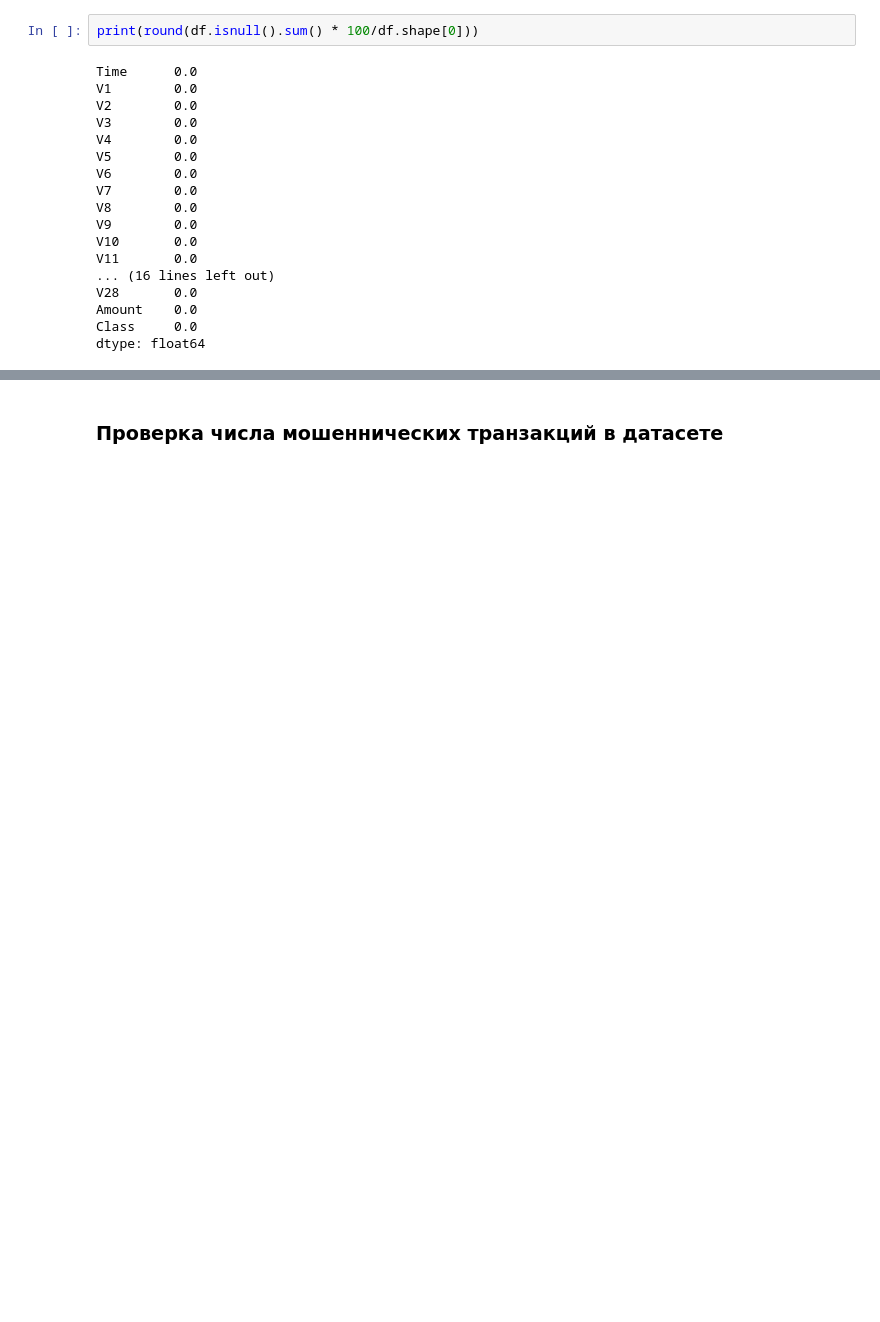
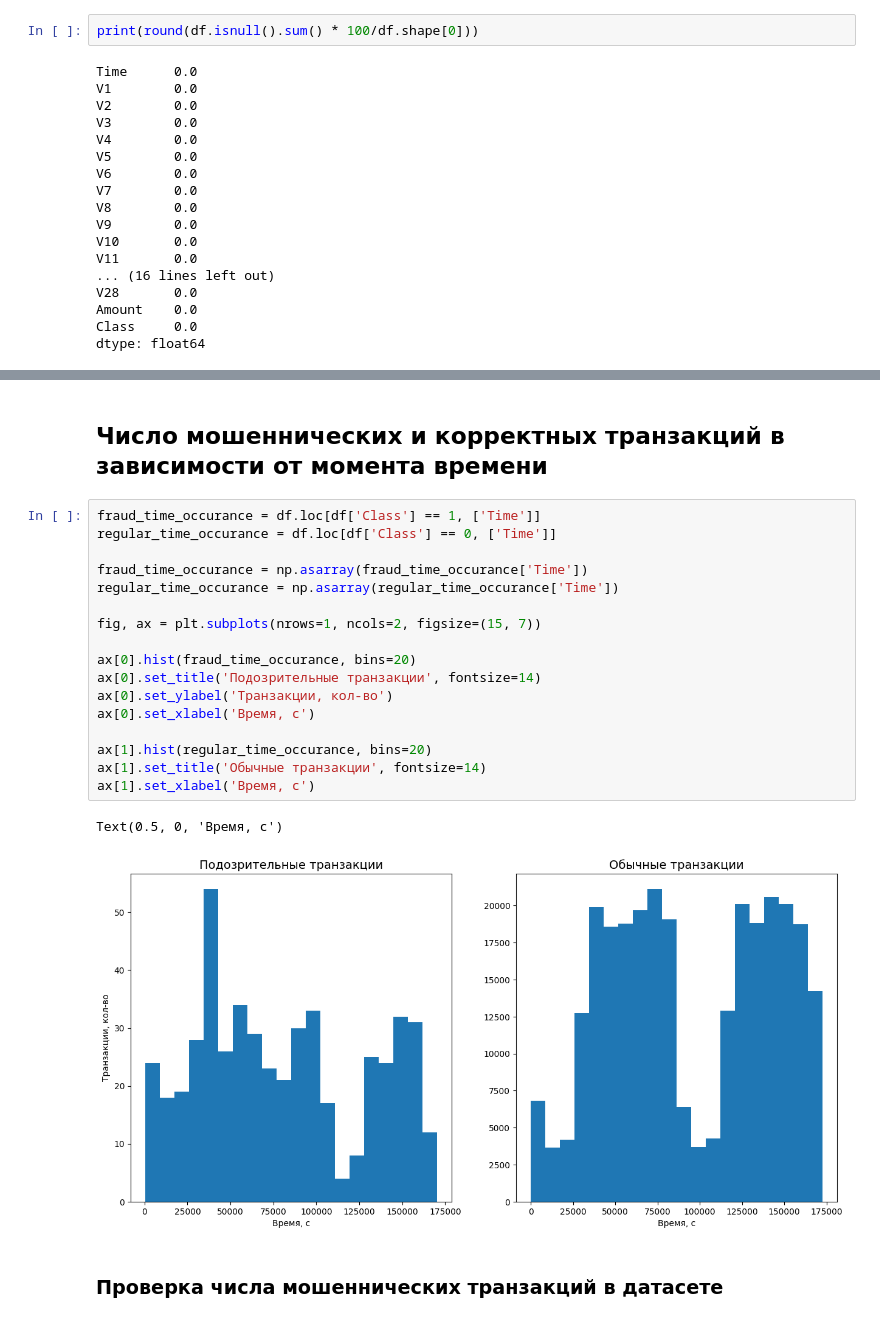
Before and after one commit to aleksey-khoroshavin/machine-learning-methods, a Jupyter notebook: random forest/random_forest.ipynb, the cells around one changed output, grey strips where cells are left out. Saved outputs shown, nothing was run; the diff lists cells and outputs as text; blank space fills up the shorter version.

```diff
--- a/random forest/random_forest.ipynb
+++ b/random forest/random_forest.ipynb
@@ -64,3 +73,25 @@ dtype: float64
+# %% [markdown]
+## Число мошеннических и корректных транзакций в зависимости от момента времени
+# %%
+fraud_time_occurance = df.loc[df['Class'] == 1, ['Time']]
+regular_time_occurance = df.loc[df['Class'] == 0, ['Time']]
+
+fraud_time_occurance = np.asarray(fraud_time_occurance['Time'])
+regular_time_occurance = np.asarray(regular_time_occurance['Time'])
+
+fig, ax = plt.subplots(nrows=1, ncols=2, figsize=(15, 7))
+
+ax[0].hist(fraud_time_occurance, bins=20)
+ax[0].set_title('Подозрительные транзакции', fontsize=14)
+ax[0].set_ylabel('Транзакции, кол-во')
+ax[0].set_xlabel('Время, c')
+
+ax[1].hist(regular_time_occurance, bins=20)
+ax[1].set_title('Обычные транзакции', fontsize=14)
+ax[1].set_xlabel('Время, c')
+# %% [output]
+Text(0.5, 0, 'Время, c')
+[figure, added]
 # %% [markdown]
 ### Проверка числа мошеннических транзакций в датасете
 # %%
```
Also changed, not shown: parts of 8 cells of this notebook.
